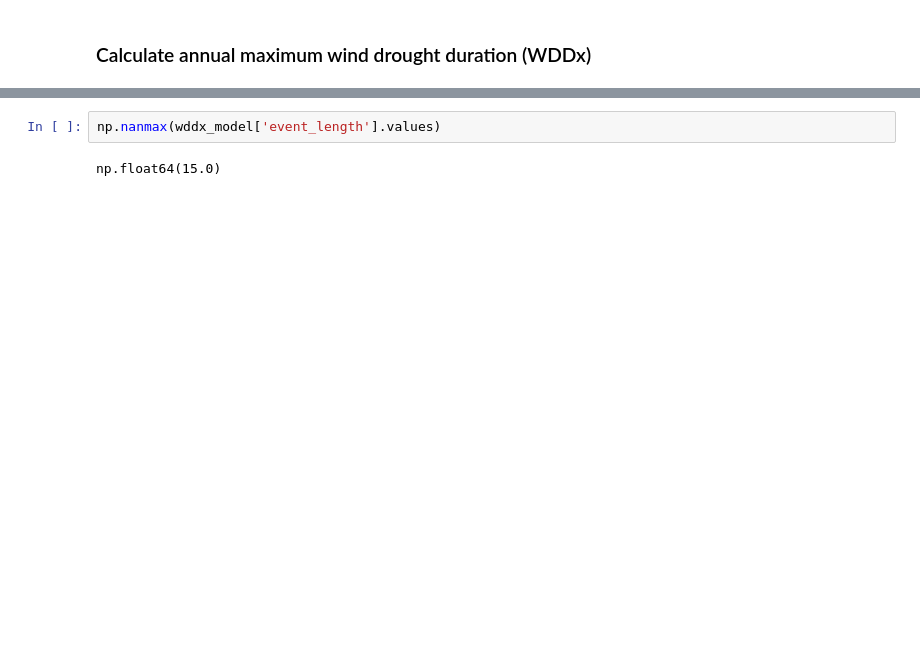
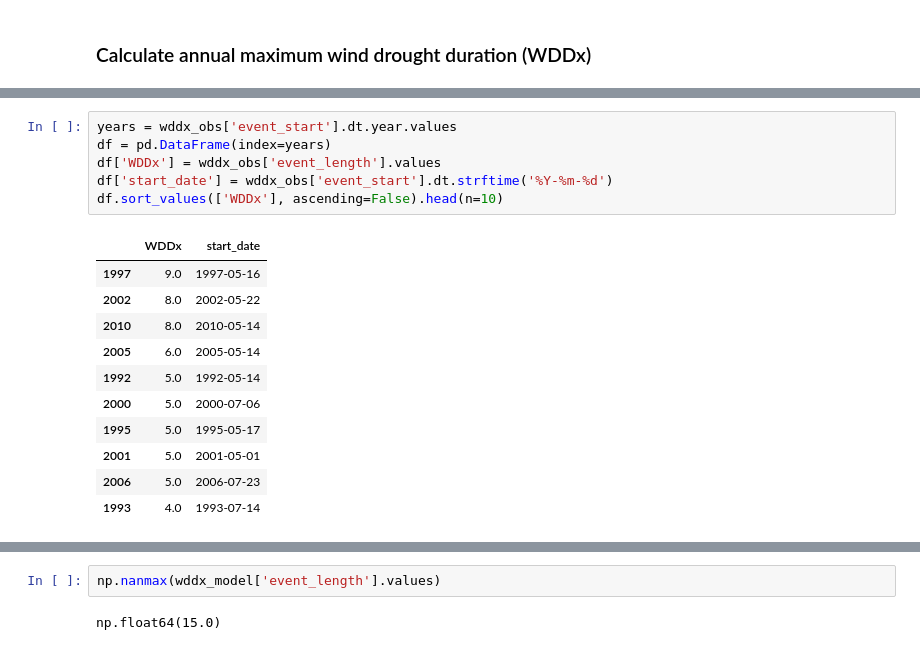
Before and after one commit to AusClimateService/unseen-projects, a Jupyter notebook: project-wind-drought/analysis_CanESM5_nem-2030.ipynb, the cells around one changed output, grey strips where cells are left out. Drawn from its saved outputs; the diff is of its cells as text; blank space fills up the shorter version.

```diff
--- a/project-wind-drought/analysis_CanESM5_nem-2030.ipynb
+++ b/project-wind-drought/analysis_CanESM5_nem-2030.ipynb
@@ -132,2 +121,20 @@ Data variables:
+# %%
+years = wddx_obs['event_start'].dt.year.values
+df = pd.DataFrame(index=years)
+df['WDDx'] = wddx_obs['event_length'].values
+df['start_date'] = wddx_obs['event_start'].dt.strftime('%Y-%m-%d')
+df.sort_values(['WDDx'], ascending=False).head(n=10)
+# %% [output]
+|  | WDDx | start_date |
+| 1997 | 9.0 | 1997-05-16 |
+| 2002 | 8.0 | 2002-05-22 |
+| 2010 | 8.0 | 2010-05-14 |
+| 2005 | 6.0 | 2005-05-14 |
+| 1992 | 5.0 | 1992-05-14 |
+| 2000 | 5.0 | 2000-07-06 |
+| 1995 | 5.0 | 1995-05-17 |
+| 2001 | 5.0 | 2001-05-01 |
+| 2006 | 5.0 | 2006-07-23 |
+| 1993 | 4.0 | 1993-07-14 |
 # %%
 bins = np.arange(0.5, 16.5, 1)
```
Also changed, not shown: parts of 19 cells of this notebook, 1 other file.
